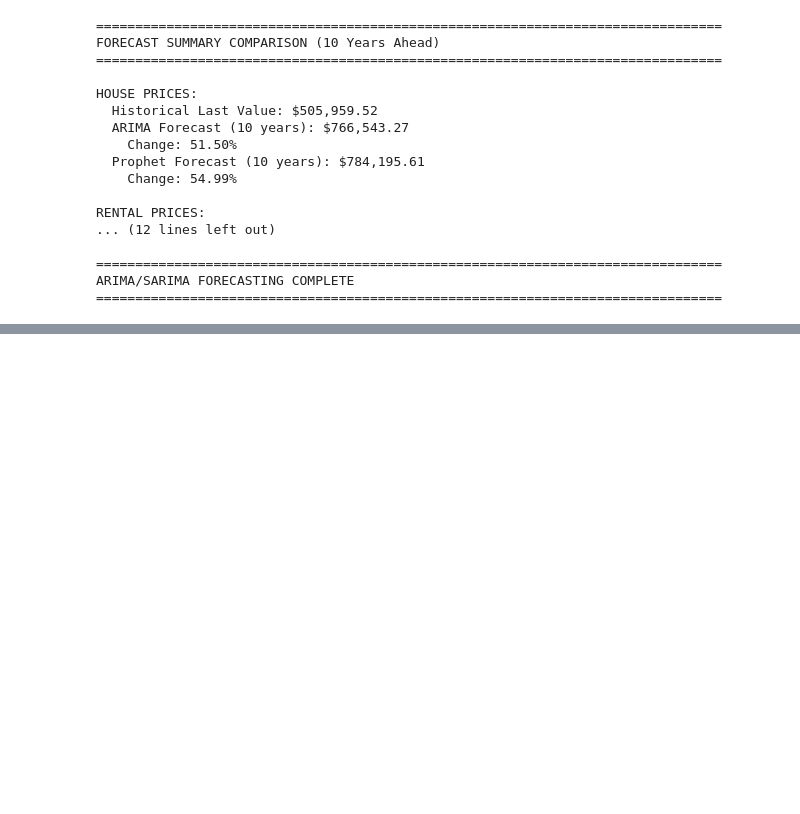
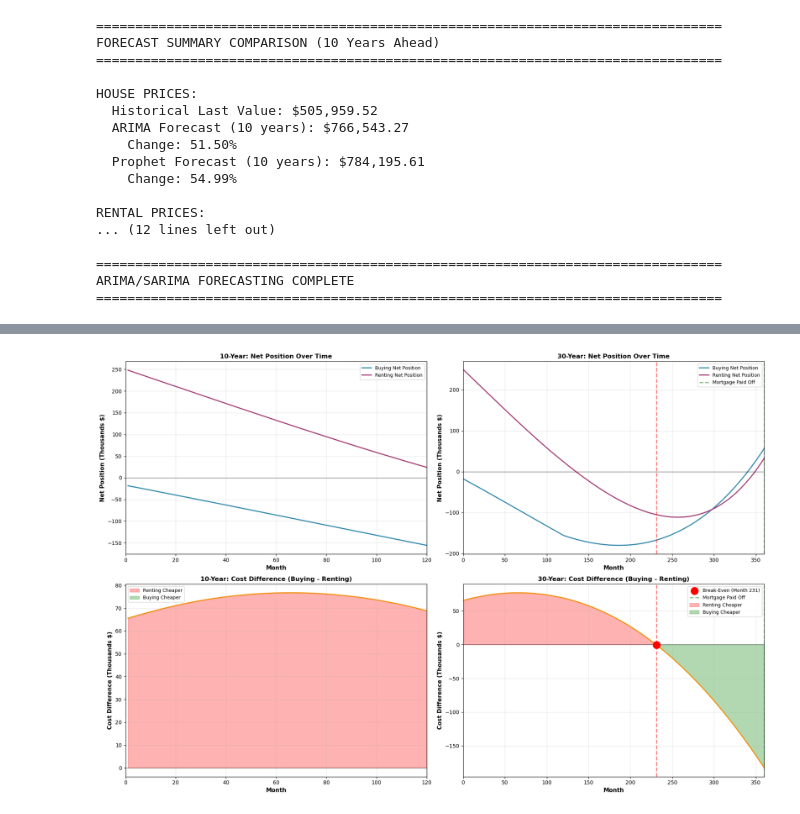
Before and after one commit to datasheng/csc46000-team-project-4727, a Jupyter notebook: notebooks/eda_copy.ipynb, the cells around one changed output, grey strips where cells are left out. Cells and saved outputs as stored; diff of their text form; code cells hidden in the pictures; blank space fills up the shorter version.

```diff
--- a/notebooks/eda_copy.ipynb
+++ b/notebooks/eda_copy.ipynb
@@ -1275,0 +3655,94 @@ ARIMA/SARIMA FORECASTING COMPLETE
+# %%
+# ============================================
+# VISUALIZATION 3: COMBINED COMPARISON (10-YEAR vs 30-YEAR)
+# ============================================
+
+print("=" * 80)
+print("VISUALIZATION 3: COMBINED COMPARISON - 10-YEAR vs 30-YEAR")
+print("=" * 80)
+
+fig, axes = plt.subplots(2, 2, figsize=(18, 12))
+
+# Plot 1: Net Position Comparison (10-year)
+ax1 = axes[0, 0]
+ax1.plot(buying_scenario['Month'], buying_scenario['NetPosition']/1000,
+         label='Buying Net Position', linewidth=2, color='#2E86AB')
+ax1.plot(renting_scenario['Month'], renting_scenario['NetPosition']/1000,
+         label='Renting Net Position', linewidth=2, color='#A23B72')
+ax1.axhline(y=0, color='black', linestyle='-', linewidth=1, alpha=0.5)
+ax1.set_xlabel('Month', fontsize=11, fontweight='bold')
+ax1.set_ylabel('Net Position (Thousands $)', fontsize=11, fontweight='bold')
+ax1.set_title('10-Year: Net Position Over Time', fontsize=12, fontweight='bold')
+ax1.legend(loc='best', fontsize=9)
+ax1.grid(True, alpha=0.3)
+ax1.set_xlim(0, 120)
+
+# Plot 2: Net Position Comparison (30-year)
+ax2 = axes[0, 1]
+ax2.plot(buying_30yr['Month'], buying_30yr['NetPosition']/1000,
+         label='Buying Net Position', linewidth=2, color='#2E86AB')
+ax2.plot(renting_30yr['Month'], renting_30yr['NetPosition']/1000,
+         label='Renting Net Position', linewidth=2, color='#A23B72')
+ax2.axhline(y=0, color='black', linestyle='-', linewidth=1, alpha=0.5)
+
+# Mark break-even and mortgage payoff
+if sign_changes_30yr > 0:
+    ax2.axvline(x=break_even_month_30yr, color='red', linestyle='--', alpha=0.5, linewidth=2)
+ax2.axvline(x=360, color='green', linestyle='--', alpha=0.5, linewidth=2, label='Mortgage Paid Off')
+
+ax2.set_xlabel('Month', fontsize=11, fontweight='bold')
+ax2.set_ylabel('Net Position (Thousands $)', fontsize=11, fontweight='bold')
+ax2.set_title('30-Year: Net Position Over Time', fontsize=12, fontweight='bold')
+ax2.legend(loc='best', fontsize=9)
+ax2.grid(True, alpha=0.3)
+ax2.set_xlim(0, 360)
+
+# Plot 3: Cost Difference Comparison (10-year)
+ax3 = axes[1, 0]
+ax3.plot(break_even_df['Month'], break_even_df['Cost_Difference']/1000,
+         linewidth=2, color='#F18F01')
+ax3.axhline(y=0, color='black', linestyle='-', linewidth=1, alpha=0.5)
+ax3.fill_between(break_even_df['Month'], 0, break_even_df['Cost_Difference']/1000,
+                 where=(break_even_df['Cost_Difference'] > 0),
+                 alpha=0.3, color='red', label='Renting Cheaper')
+ax3.fill_between(break_even_df['Month'], 0, break_even_df['Cost_Difference']/1000,
+                 where=(break_even_df['Cost_Difference'] <= 0),
+                 alpha=0.3, color='green', label='Buying Cheaper')
+ax3.set_xlabel('Month', fontsize=11, fontweight='bold')
+ax3.set_ylabel('Cost Difference (Thousands $)', fontsize=11, fontweight='bold')
+ax3.set_title('10-Year: Cost Difference (Buying - Renting)', fontsize=12, fontweight='bold')
+ax3.legend(loc='best', fontsize=9)
+ax3.grid(True, alpha=0.3)
+ax3.set_xlim(0, 120)
+
+# Plot 4: Cost Difference Comparison (30-year)
+ax4 = axes[1, 1]
+ax4.plot(break_even_30yr['Month'], break_even_30yr['Cost_Difference']/1000,
+         linewidth=2, color='#F18F01')
+ax4.axhline(y=0, color='black', linestyle='-', linewidth=1, alpha=0.5)
+
+# Mark break-even
+if sign_changes_30yr > 0:
+    ax4.scatter([break_even_month_30yr], [break_even_difference_30yr/1000],
+               color='red', s=200, zorder=5, label=f'Break-Even (Month {break_even_month_30yr})')
+    ax4.axvline(x=break_even_month_30yr, color='red', linestyle='--', alpha=0.5, linewidth=2)
+ax4.axvline(x=360, color='green', linestyle='--', alpha=0.5, linewidth=2, label='Mortgage Paid Off')
+
+ax4.fill_between(break_even_30yr['Month'], 0, break_even_30yr['Cost_Difference']/1000,
+                 where=(break_even_30yr['Cost_Difference'] > 0),
+                 alpha=0.3, color='red', label='Renting Cheaper')
+ax4.fill_between(break_even_30yr['Month'], 0, break_even_30yr['Cost_Difference']/1000,
+                 where=(break_even_30yr['Cost_Difference'] <= 0),
+                 alpha=0.3, color='green', label='Buying Cheaper')
+ax4.set_xlabel('Month', fontsize=11, fontweight='bold')
+ax4.set_ylabel('Cost Difference (Thousands $)', fontsize=11, fontweight='bold')
+ax4.set_title('30-Year: Cost Difference (Buying - Renting)', fontsize=12, fontweight='bold')
+ax4.legend(loc='best', fontsize=9)
+ax4.grid(True, alpha=0.3)
+ax4.set_xlim(0, 360)
+
+plt.tight_layout()
+plt.savefig('../data/combined_comparison.png', dpi=300, bbox_inches='tight')
+print("   ✓ Visualization saved to: ../data/combined_comparison.png")
+plt.show()
+# %% [output]
@@ -1275,0 +3753 @@ ARIMA/SARIMA FORECASTING COMPLETE
+[figure, added]
```
Also changed, not shown: parts of 27 cells of this notebook, 7 other files.
